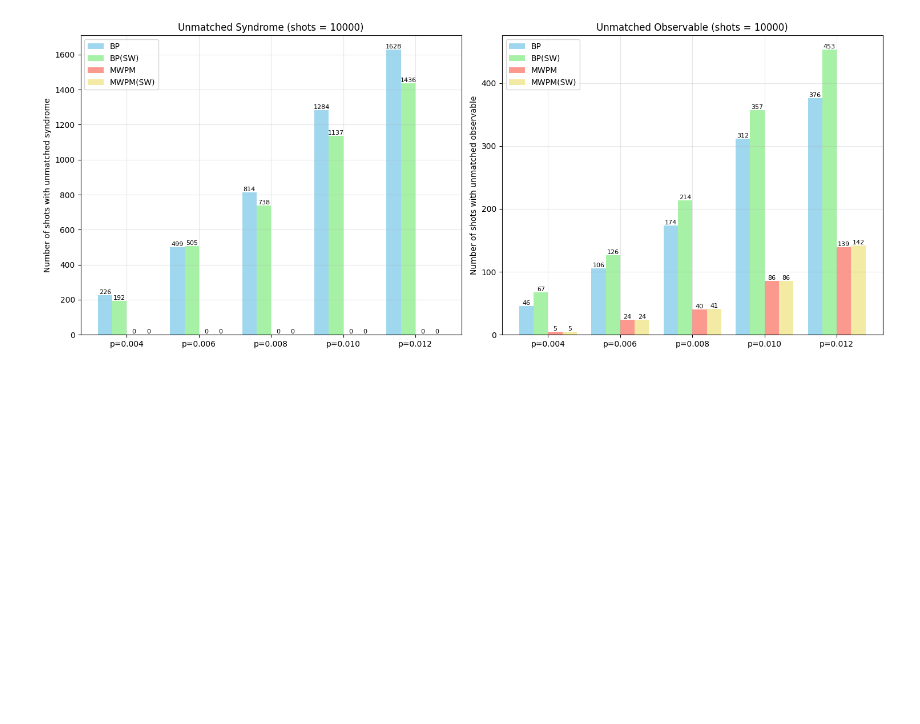
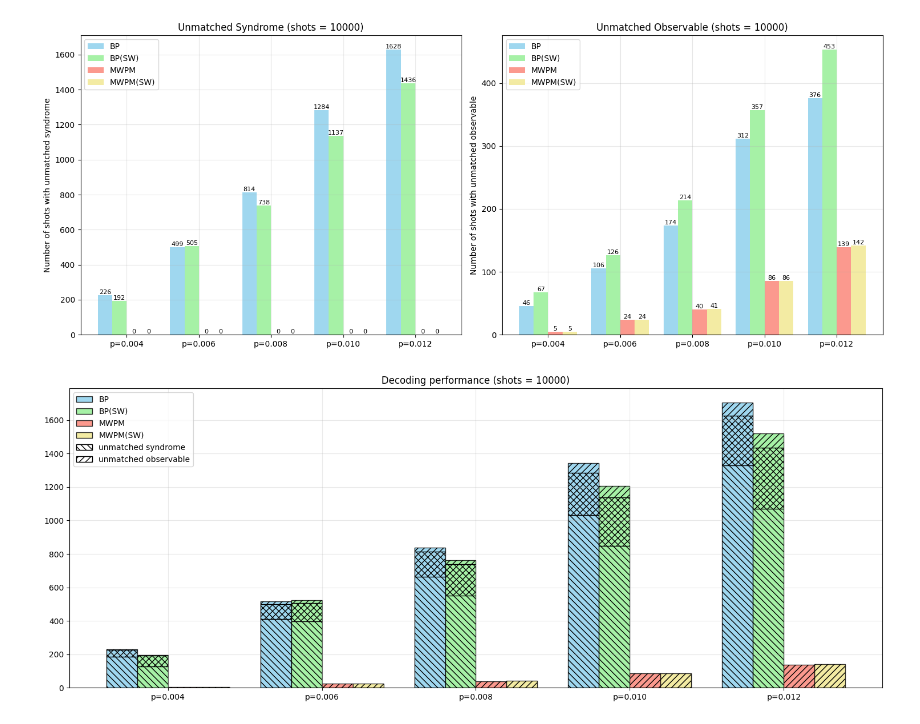
Before and after one commit to caoyingkang/QEC-decoder, a Jupyter notebook: notebooks/sliding_window.ipynb, the cells around one changed output. Drawn from its saved outputs; the diff is of its cells as text; code cells hidden in the pictures; blank space fills up the shorter version.

```diff
--- a/notebooks/sliding_window.ipynb
+++ b/notebooks/sliding_window.ipynb
@@ -91,3 +91,7 @@ Data collection complete!
 bar_plot_stats(results)
 # %% [output]
 [figure]
+# %%
+stacked_bar_plot_stats(results)
+# %% [output]
+[figure, added]
```
Also changed, not shown: parts of 1 cell of this notebook.
